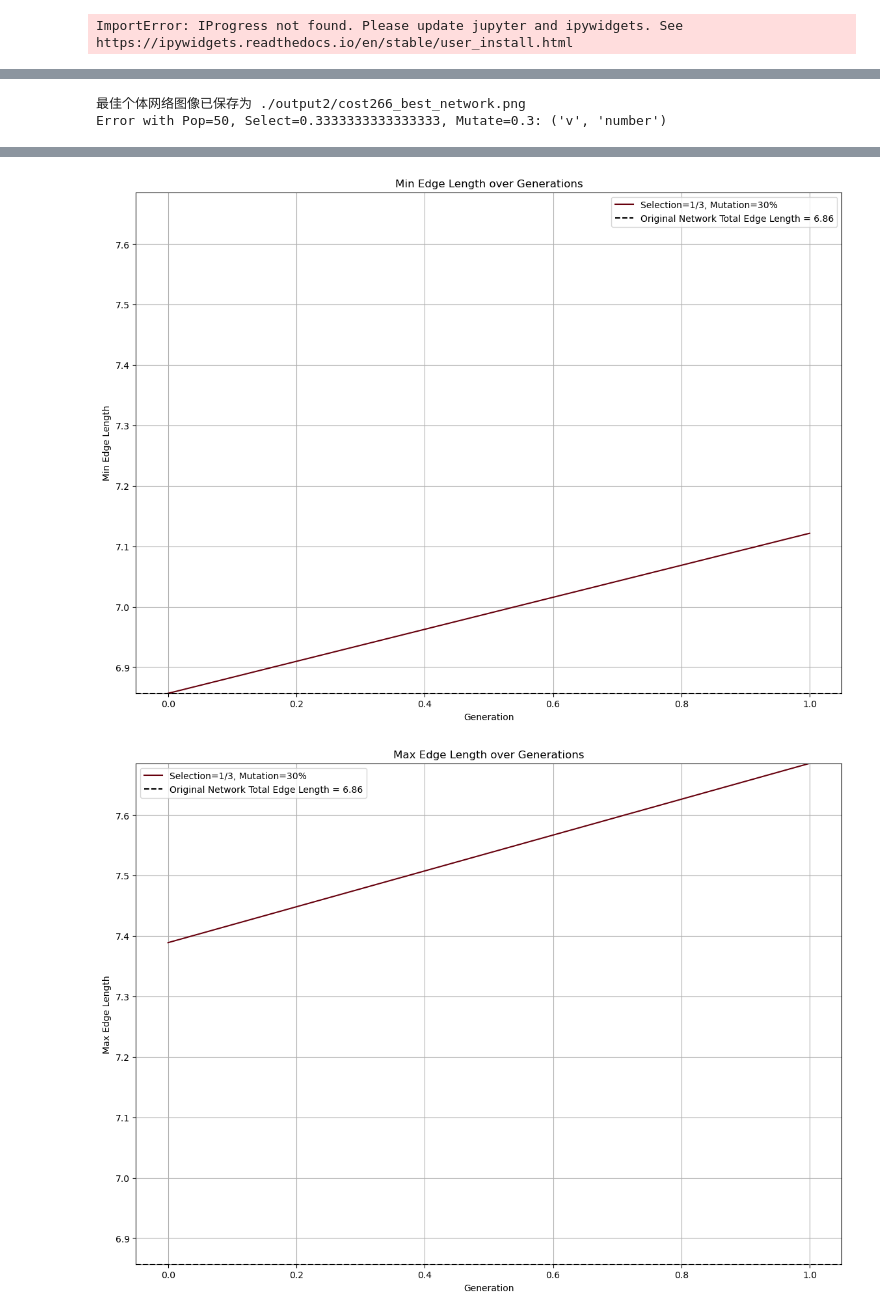
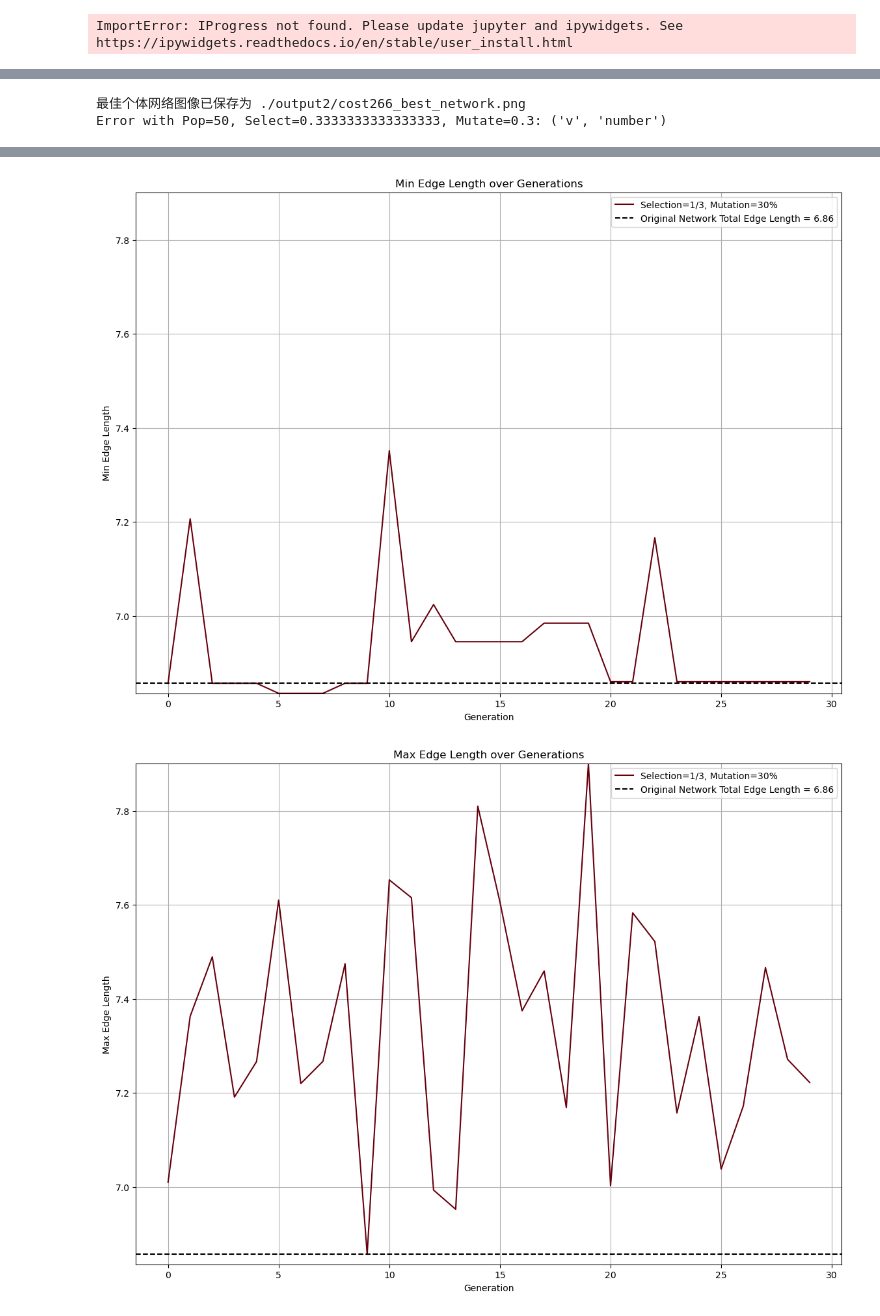
Before and after one commit to doctorh42/test_codes_huang, a Jupyter notebook: newnotebook3/gg_ga_484.ipynb, the cells around one changed output, grey strips where cells are left out. Drawn from its saved outputs; the diff is of its cells as text; code cells hidden in the pictures.

```diff
--- a/newnotebook3/gg_ga_484.ipynb
+++ b/newnotebook3/gg_ga_484.ipynb
@@ -436,6 +436,15 @@ def plot_best_network(individual, read_graph, read_pos, filename):
         pos[v] = read_pos[int(v)]  # 赋值节点坐标
 
     # 绘制并保存图像
+    graph_draw(
+        best_graph,
+        pos=pos,
+        edge_pen_width=2.0,  # 边的粗细
+        edge_color="blue",  # 边的颜色
+        vertex_fill_color="red",  # 节点颜色
+        vertex_size=10,  # 节点大小
+        output_size=(1000, 1000),
+    )
     output_path = f"./output2/{filename}_best_network.png"
     graph_draw(
         best_graph,
@@ -456,7 +465,7 @@ def plot_best_network(individual, read_graph, read_pos, filename):
 
 
 # 参数配置
-num_generations = 2
+num_generations = 30
 population_sizes = [50]
 selection_ratios = [1 / 3]
 mutation_probs = [0.3]
@@ -464,13 +473,6 @@ progress_bars = {
     pop_size: tqdm(total=1 * num_generations, desc=f'Population={pop_size}', position=i, leave=True)
     for i, pop_size in enumerate(population_sizes)
 }
-
-# 执行主流程
-initial_population = toolbox.population(n=population_sizes[0])
-fitnesses = list(map(toolbox.evaluate, initial_population))
-initial_fitness = min(fitnesses)[0]
-all_logbooks = []
-all_edge_lengths = []
 
 # 执行主流程
 initial_population = toolbox.population(n=population_sizes[0])
@@ -607,2 +609,2 @@ KeyError: ('v', 'number')
-[figure, old version]
+[figure, new version]
-[figure, old version]
+[figure, new version]
```
Also changed, not shown: parts of 1 cell of this notebook, 17 other files.
